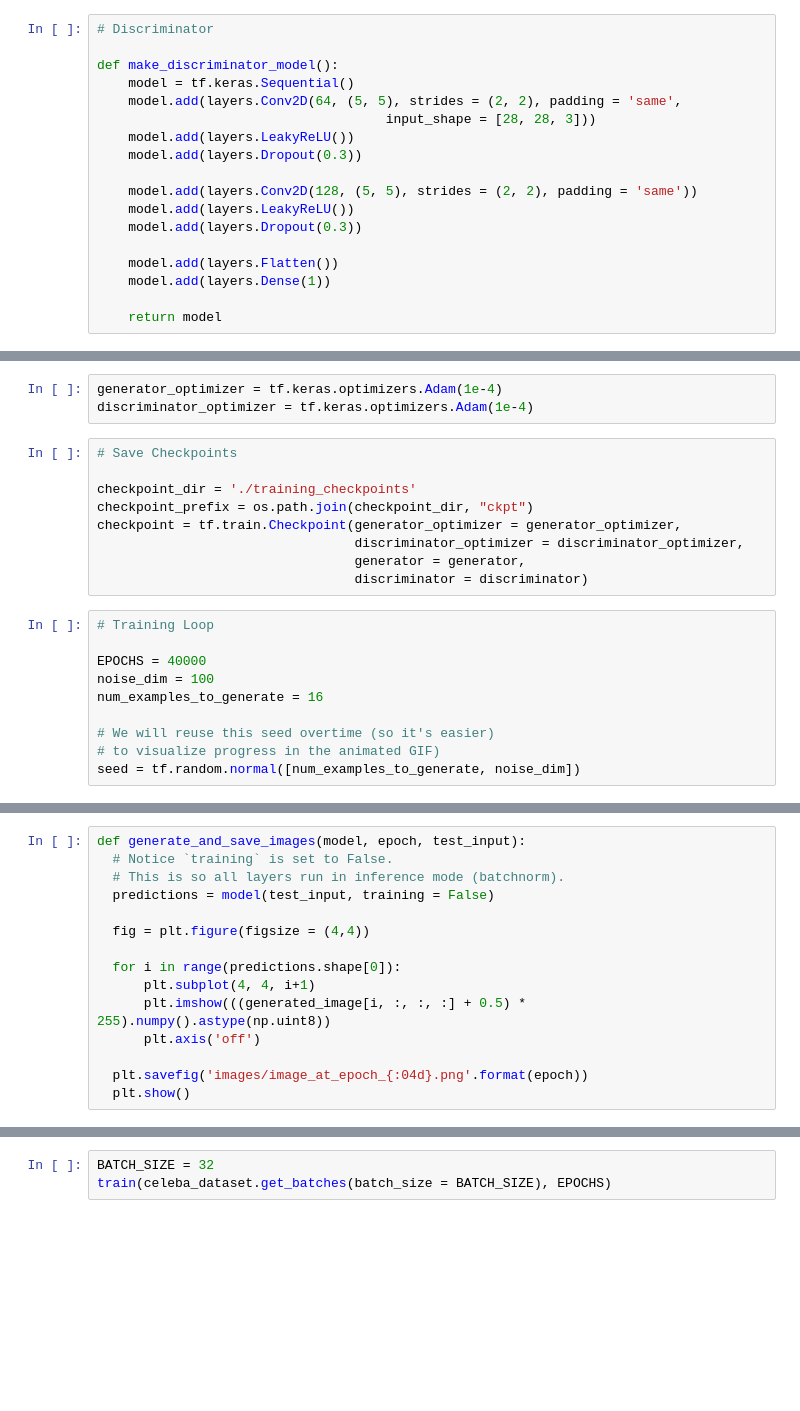
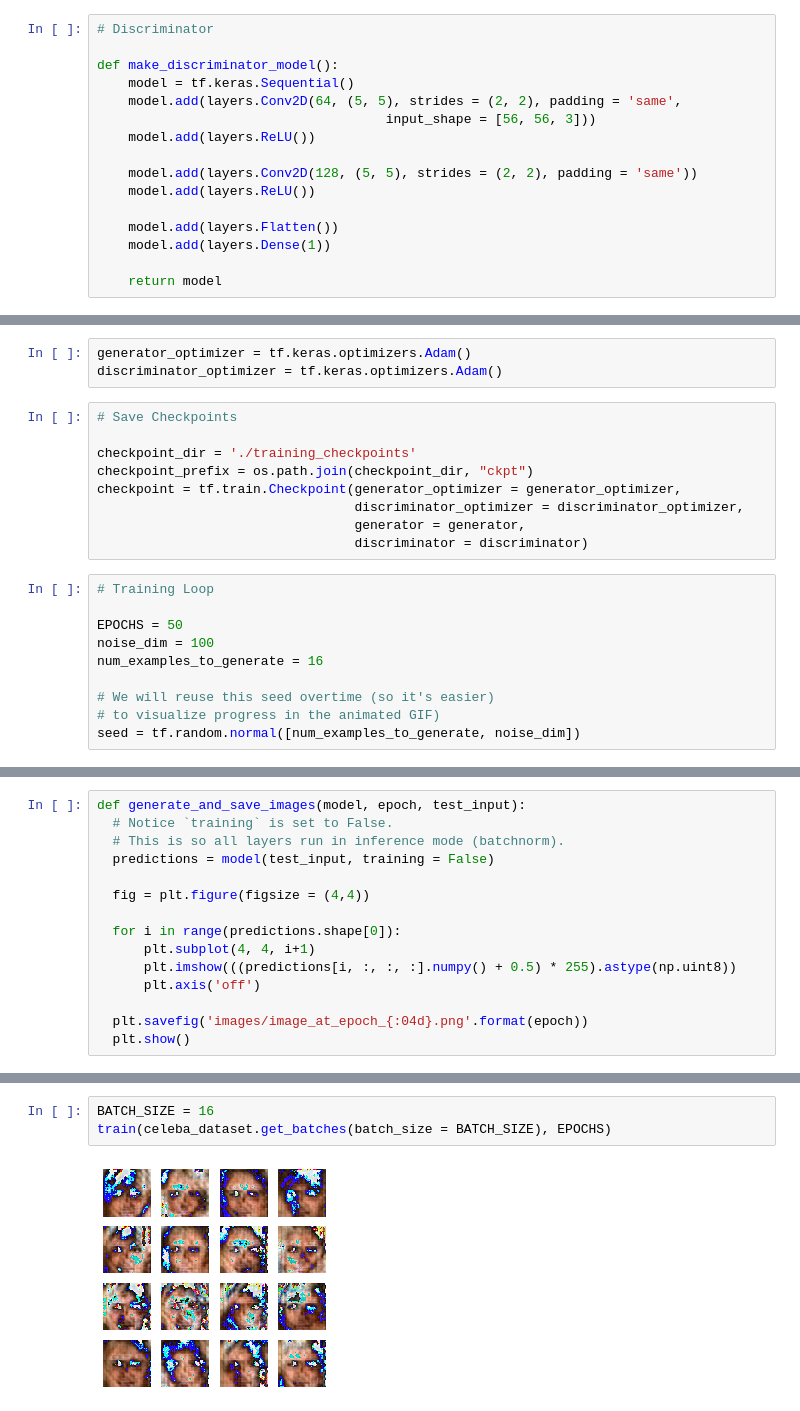
Before and after one commit to lordtt13/learning-material-artifactory, a Jupyter notebook: DCGAN Celebrity Faces/Celeb_DCGAN.ipynb, the cells around one changed output, grey strips where cells are left out. Saved outputs shown, nothing was run; the diff lists cells and outputs as text; blank space fills up the shorter version.

```diff
--- a/DCGAN Celebrity Faces/Celeb_DCGAN.ipynb
+++ b/DCGAN Celebrity Faces/Celeb_DCGAN.ipynb
@@ -77,13 +82,11 @@ plt.imshow(((generated_image[0, :, :, :] + 0.5) * 255).numpy().astype(np.uint8))
 def make_discriminator_model():
     model = tf.keras.Sequential()
     model.add(layers.Conv2D(64, (5, 5), strides = (2, 2), padding = 'same',
-                                     input_shape = [28, 28, 3]))
-    model.add(layers.LeakyReLU())
-    model.add(layers.Dropout(0.3))
+                                     input_shape = [56, 56, 3]))
+    model.add(layers.ReLU())
 
     model.add(layers.Conv2D(128, (5, 5), strides = (2, 2), padding = 'same'))
-    model.add(layers.LeakyReLU())
-    model.add(layers.Dropout(0.3))
+    model.add(layers.ReLU())
 
     model.add(layers.Flatten())
     model.add(layers.Dense(1))
@@ -111,8 +114,8 @@ def discriminator_loss(real_output, fake_output):
 def generator_loss(fake_output):
     return cross_entropy(tf.ones_like(fake_output), fake_output)
 # %%
-generator_optimizer = tf.keras.optimizers.Adam(1e-4)
-discriminator_optimizer = tf.keras.optimizers.Adam(1e-4)
+generator_optimizer = tf.keras.optimizers.Adam()
+discriminator_optimizer = tf.keras.optimizers.Adam()
 # %%
 # Save Checkpoints
 
@@ -125,7 +128,7 @@ checkpoint = tf.train.Checkpoint(generator_optimizer = generator_optimizer,
 # %%
 # Training Loop
 
-EPOCHS = 40000
+EPOCHS = 50
 noise_dim = 100
 num_examples_to_generate = 16
 
@@ -161,7 +166,7 @@ def generate_and_save_images(model, epoch, test_input):
 
   for i in range(predictions.shape[0]):
       plt.subplot(4, 4, i+1)
-      plt.imshow(((generated_image[i, :, :, :] + 0.5) * 255).numpy().astype(np.uint8))
+      plt.imshow(((predictions[i, :, :, :].numpy() + 0.5) * 255).astype(np.uint8))
       plt.axis('off')
 
   plt.savefig('images/image_at_epoch_{:04d}.png'.format(epoch))
@@ -192,5 +197,7 @@ def train(dataset, epochs):
                            epochs,
                            seed)
 # %%
-BATCH_SIZE = 32
+BATCH_SIZE = 16
 train(celeba_dataset.get_batches(batch_size = BATCH_SIZE), EPOCHS)
+# %% [output]
+[figure, added]
```
Also changed, not shown: parts of 5 cells of this notebook, 1 other file.
